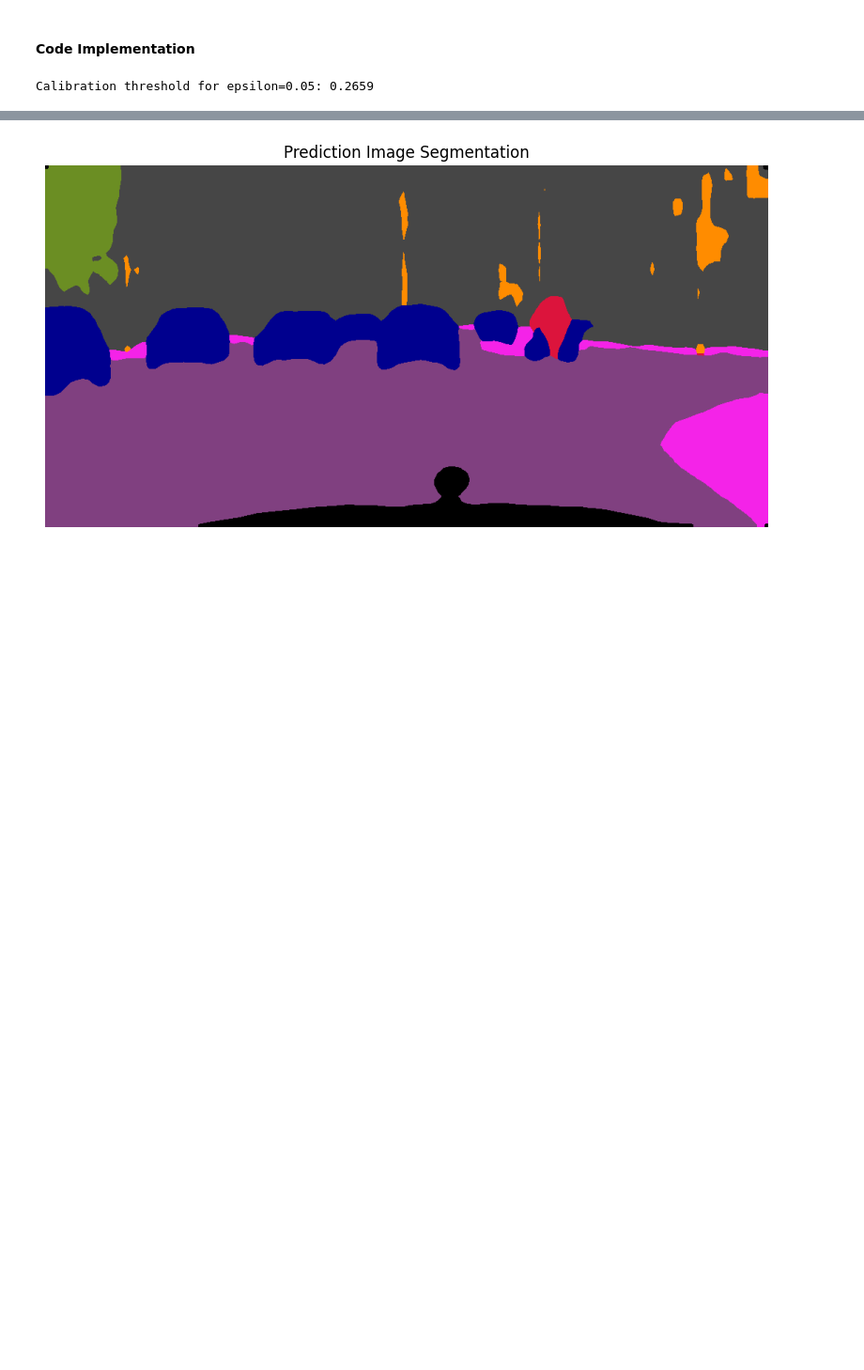
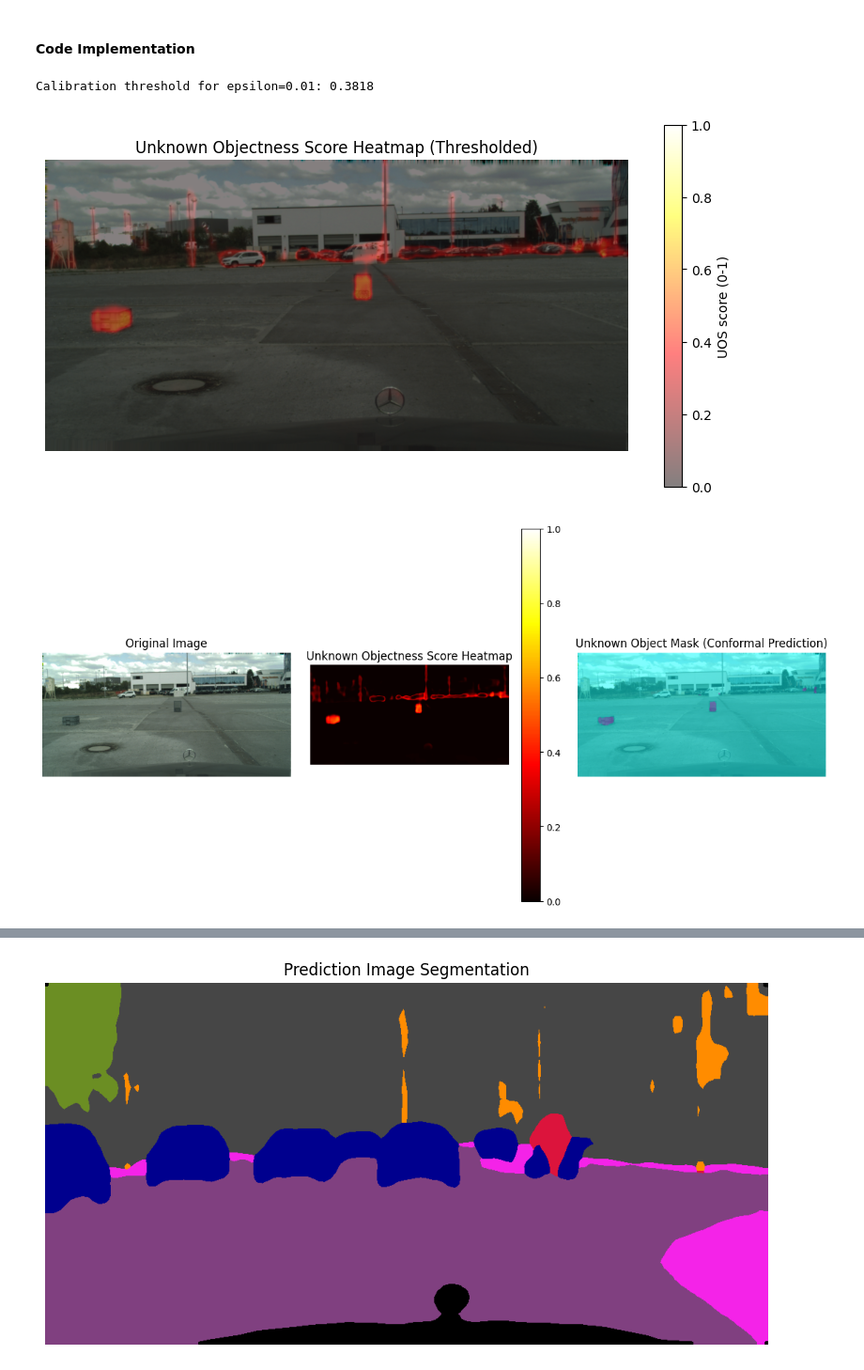
Before and after one commit to DaniPet02/CV-hw, a Jupyter notebook: src/notebook.ipynb, the cells around one changed output, grey strips where cells are left out. Shown at 94% size. Cells and saved outputs as stored; diff of their text form; code cells hidden in the pictures; blank space fills up the shorter version.

Commit message:
Printed the plots

```diff
--- a/src/notebook.ipynb
+++ b/src/notebook.ipynb
@@ -731,48 +731,51 @@ np.save(calibration_scores_folder + calibration_score_name, calibration_scores)
 # %%
 calibration_scores = np.load(calibration_scores_folder + calibration_score_name)
 
-epsilon = 0.05  # Set your desired epsilon value
+epsilon = 0.01  # Set your desired epsilon value
 threshold = np.quantile(calibration_scores, 1 - epsilon)  # Compute the threshold for conformal prediction
 print(f"Calibration threshold for epsilon={epsilon}: {threshold:.4f}")
 # %% [output]
-Calibration threshold for epsilon=0.05: 0.2659
+Calibration threshold for epsilon=0.01: 0.3818
 # %%
 # Recreate the model architecture
 model = MultiLabelDeepLabV3(n_classes=8)
 
 model.to(DEVICE)  # move to GPU or CPU as appropriate
 
-image_name = "" # Change this to the desired image name
+image_name = "lostandfound_f/img/test/test144.png" # Change this to the desired image name
 
 image_path = RELATIVE_PATH + image_name
 
 with Image.open(image_path) as img:
     img = img.convert("RGB")  # Ensure it's in RGB mode
     img = img.resize((1024, 512), resample=Image.BILINEAR)  # Resize to match model input size
     img_tensor = TRANSFORM(img)  # Add batch dimension and move to device
 
-chosen_weight = ""  # Change this to the desired model name
+chosen_weight = weight_ft_name  # Change this to the desired model name
 
 checkpoint = torch.load(weight_folder + chosen_weight, map_location=DEVICE)
 model.load_state_dict(checkpoint["model_state_dict"])
 model.eval()
 
 def denormalize(tensor):
     mean = torch.tensor([0.485, 0.456, 0.406])[:, None, None]
     std = torch.tensor([0.229, 0.224, 0.225])[:, None, None]
     return (tensor * std + mean).clamp(0, 1)
 
 with torch.no_grad():
     output = model(img_tensor.unsqueeze(0).to(DEVICE))
     uos = utils.unknown_objectness_score(output)[0]
     pred = output[0]
 
 # Visualize the heatmap superposed on the image
 img_test = denormalize(img_tensor)
 utils.uos_heatmap(img_test, uos, threshold=0.0, alpha_val=0.5)
 
 # Visualize the UOS with the CP threshold
 utils.visualize_uos_with_conformal(img_test, uos, threshold)
+# %% [output]
+[figure, added]
+[figure, added]
 # %%
 uos_binary = (uos > threshold).cpu().numpy().astype(np.uint8)
 
```
Also changed, not shown: parts of 2 cells of this notebook.
